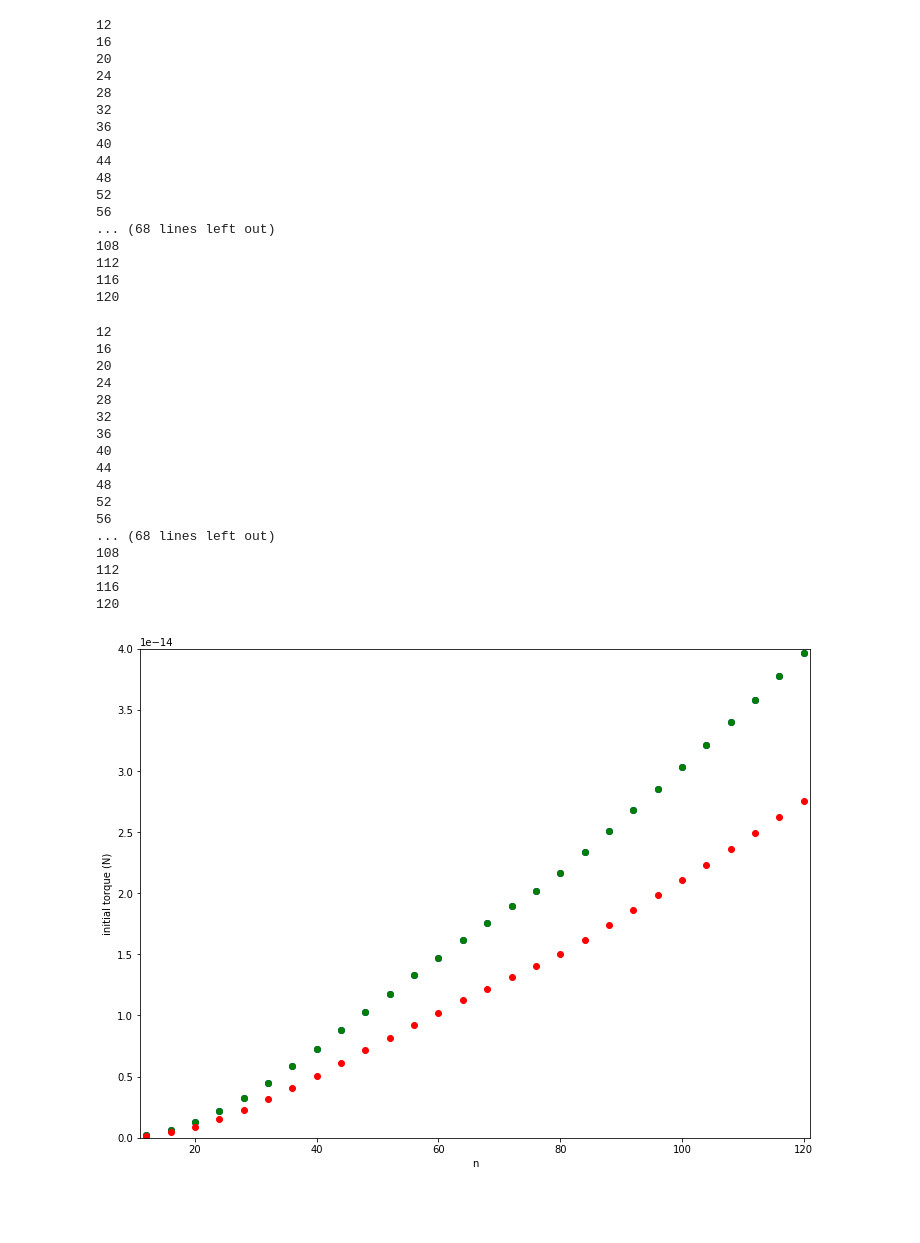
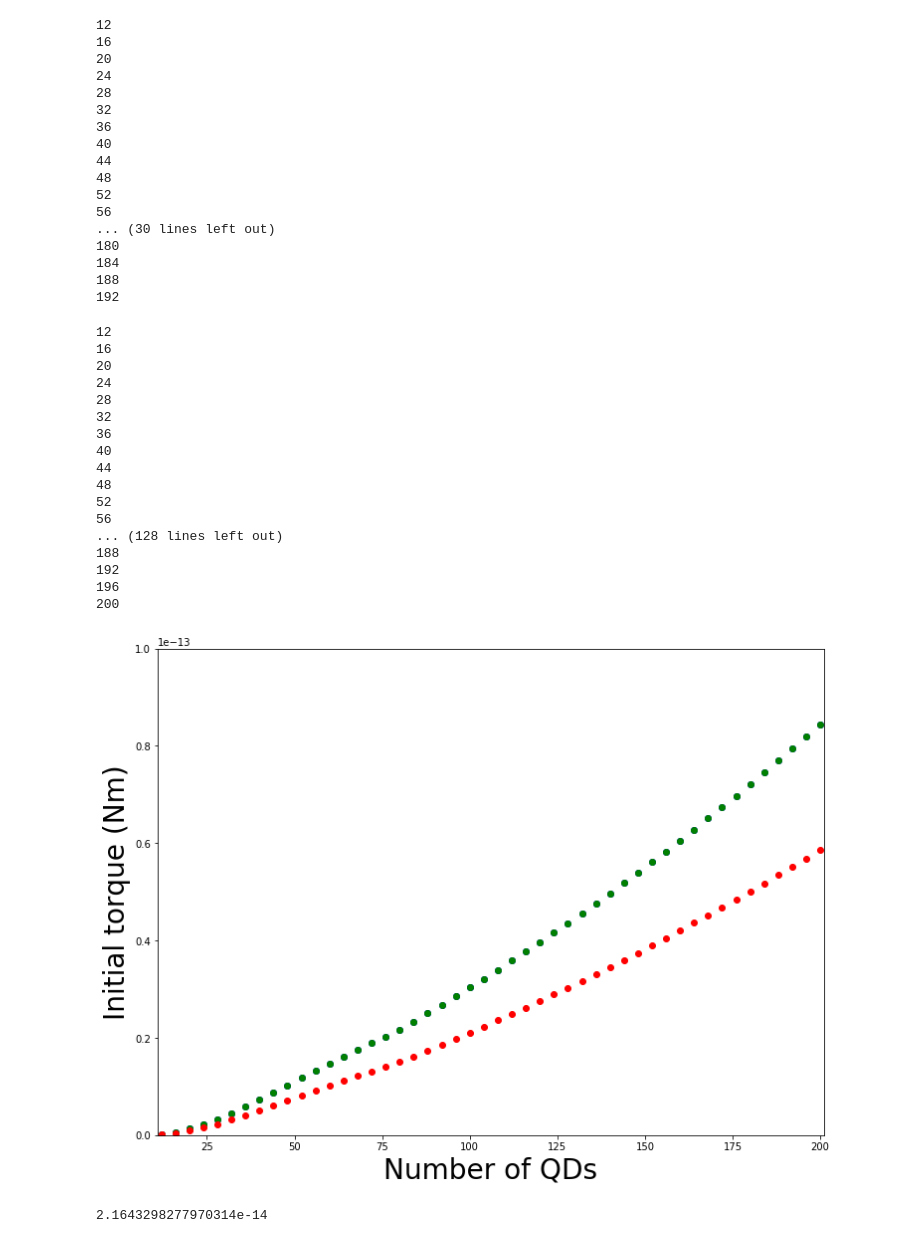
Before and after one commit to Paul-Burdekin/Final-codes, a Jupyter notebook: dm efficiency vs n.ipynb, the cells around one changed output. Cells and saved outputs as stored; diff of their text form; code cells hidden in the pictures; blank space fills up the shorter version.

```diff
--- a/dm efficiency vs n.ipynb
+++ b/dm efficiency vs n.ipynb
@@ -17,7 +17,7 @@ m_e = 9.10938356e-31 #electron mass [kg]
 '''Fluid'''
 fluid_density_list = [0.164, 1.205, 1.98] #He, air, CO2
 eta_list = [1.96e-5, 1.81e-5, 1.47e-5] #shear viscosity = kinematic viscosity * denisty of fluid
-eps_list = [eps0, eps0, 1.44*eps0] #permitivity
+eps_list = [eps0, 3*eps0, 5*eps0] #permitivity
 k_list = [1/(4*math.pi*eps_list[0]), 1/(4*math.pi*eps_list[1]), 1/(4*math.pi*eps_list[2])]
 lp_list = [17.5e-3, 6.7e-3, 4e-3]
 pressure = 101.325e3
@@ -145,24 +145,15 @@ def r_ij(i, j, position):
     return distance
 
 def friction_function(eta, thc, width, Cc):
-    m = 10
-    sigma = 5e-9
-    sigmax = 5e-9
-    s_array = []
-    sigma_array = []
-    N_array = []
-    f_array = []
-    for i in np.arange( 0, m):
-        sigma_array.append(sigmax)
-        Nx = int(width/(2*sigmax))
-        Ny = int(thc/(2*sigmax))
-        N = Nx * Ny
-        N_array.append(N)
-        const = C(eta, sigmax, Cc)
-        coord = positions(Nx, Ny, sigmax)
-        s = average_inverse_sum(coord, N)
-        s_array.append(s)
-        friction = f_t(const, eta, N, s)
-        f_array.append(friction)
-        sigmax = sigma/(i+2)
-    return (f_array[m-1])
+   """Calculates scalar frictional coefficient of one arm"""
+    m = 10 #how many times calculation iterates, higher m = higher precision and accuracy but takes longer
+    sigma = 5e-9 #starting radius of spheres
+    sigmax = sigma/(m+2) #used to store smaller radius of spheres
+    Nx = int(width/(2*sigmax)) #number of spheres in the 'x' direction
+    Ny = int(thc/(2*sigmax)) #number of spheres in the 'y' direction
+    N = Nx * Ny #total number of spheres
+    const = C(eta, sigmax, Cc)
+    coord = positions(Nx, Ny, sigmax) #determines the positions of the centers of the spheres
+    s = average_inverse_sum(coord, N)
+    friction = f_t(const, eta, N, s)
+    return (friction) #returns scalar frictional coefficient
@@ -292,7 +285,7 @@ def solvr( Y, t, params):
     return [ Y[1], ( A * (Y[0]**10) + B * (Y[0]**9) + C * (Y[0]**8)+ D * (Y[0]**7) + E * (Y[0]**6) + F * (Y[0]**5) + G * (Y[0]**4) + H * (Y[0]**3) + J * (Y[0]**2) + K * Y[0] + L - const * Y[1]) ]
 # %%
 '''Test lists'''
-N = 121
+N = 201
 startN = 12
 n_list = []
 p_list = []
@@ -381,8 +374,8 @@ for element in fluid_density_list:
 48
 52
 56
-... (68 lines left out)
-108
-112
-116
-120
+... (30 lines left out)
+180
+184
+188
+192
@@ -446,38 +437,40 @@ plt.show()
 48
 52
 56
-... (68 lines left out)
-108
-112
-116
-120
+... (128 lines left out)
+188
+192
+196
+200
 # %%
 fig2 = plt.figure(figsize=(12, 9))
 bx1 = fig2.add_subplot(111)
-bx1.set_xlabel('n')
-bx1.set_ylabel('initial torque (N)')
-bx1.set_ylim( 0 , 0.4e-13 )
+bx1.set_xlabel('Number of QDs', fontsize ='28')
+bx1.set_ylabel('Initial torque (Nm)', fontsize ='28')
+bx1.set_ylim( 0 , 1e-13 )
 bx1.set_xlim( startN-1 , N )
 bx2 = fig2.add_subplot(111)
 bx3 = fig2.add_subplot(111)
 bx_list = [bx1, bx2, bx3]
 
 i=0
 tor = []
 for element in fluid_density_list:
     j=0
     tor = Tbig_list[i]
     for n in np.arange(startN, N, 4):
         tor2 = tor[j]
         bx_list[i].scatter(n, tor2[0] , color = color_list[i])
         j+=1
     i+=1
 # %% [output]
-[figure, old version]
+[figure, new version]
 # %%
 tor = Tbig_list[0]
 tor2 = tor[17]
 print (tor2[0])
+# %% [output]
+2.1643298277970314e-14
 # %%
 i=0
 snipped_solbig_list = []
```
Also changed, not shown: parts of 13 cells of this notebook.
